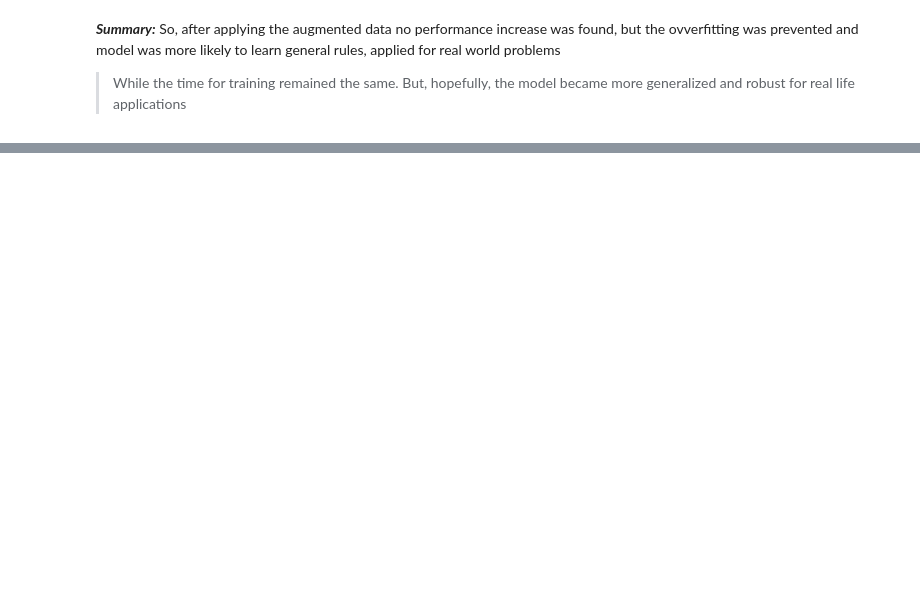
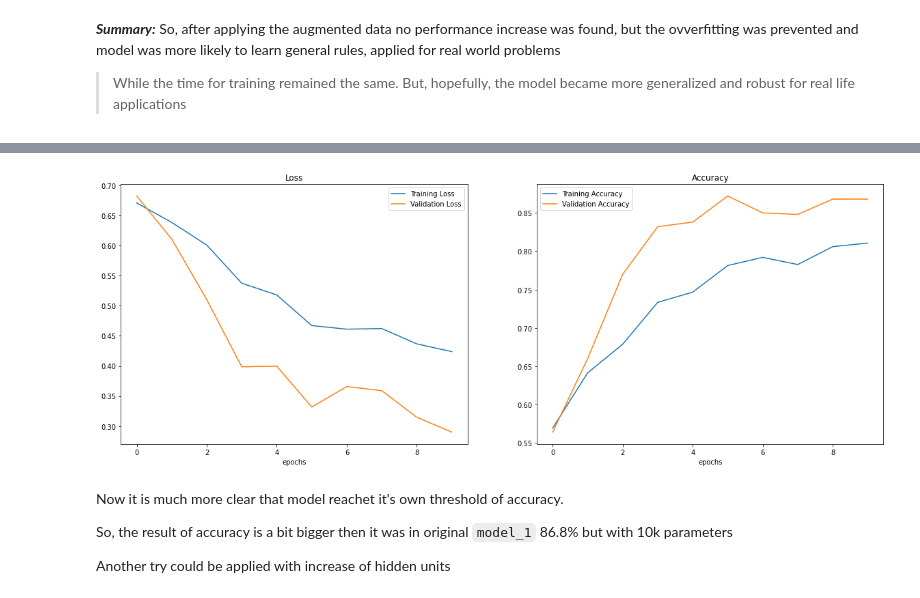
Before and after one commit to Nik-Kras/ZeroToMastery-TensorFlow-MyNotes, a Jupyter notebook: 04. Computer Vision/04. CV - Notes.ipynb, the cells around one changed output, grey strips where cells are left out. Drawn from its saved outputs; the diff is of its cells as text; code cells hidden in the pictures; blank space fills up the shorter version.

```diff
--- a/04. Computer Vision/04. CV - Notes.ipynb
+++ b/04. Computer Vision/04. CV - Notes.ipynb
@@ -994,0 +1091,30 @@ plot_loss_curves(history_7)
+# %%
+# Create a CNN model with more layers
+model_9 = tf.keras.models.Sequential([
+  tf.keras.layers.Conv2D(filters=10,
+                         kernel_size=3,
+                         activation="relu",
+                         input_shape=(224, 224, 3)),
+  tf.keras.layers.Conv2D(10, 3, activation="relu"),
+  tf.keras.layers.MaxPool2D(2),
+  tf.keras.layers.Conv2D(10, 3, activation="relu"),
+  tf.keras.layers.Conv2D(10, 3, activation="relu"),
+  tf.keras.layers.MaxPool2D(2),
+  tf.keras.layers.Conv2D(10, 3, activation="relu"),
+  tf.keras.layers.Conv2D(10, 3, activation="relu"),
+  tf.keras.layers.MaxPool2D(2),
+  tf.keras.layers.Flatten(),
+  tf.keras.layers.Dense(1, activation="sigmoid")
+])
+
+# Compile the model
+model_9.compile(loss="binary_crossentropy",
+              optimizer=tf.keras.optimizers.Adam(),
+              metrics=["accuracy"])
+
+# Fit the model
+history_9 = model_9.fit(train_data_augmented,
+                        epochs=10,
+                        steps_per_epoch=len(train_data_augmented),
+                        validation_data=test_data,
+                        validation_steps=len(test_data))
@@ -994,0 +1162,10 @@ plot_loss_curves(history_7)
+# %%
+plot_loss_curves(history_9)
+# %% [output]
+[figure, added]
+# %% [markdown]
+Now it is much more clear that model reachet it's own threshold of accuracy.
+
+So, the result of accuracy is a bit bigger then it was in original `model_1`  86.8% but with 10k parameters
+
+Another try could be applied with increase of hidden units
```
Also changed, not shown: parts of 78 cells of this notebook, 1 other file.
